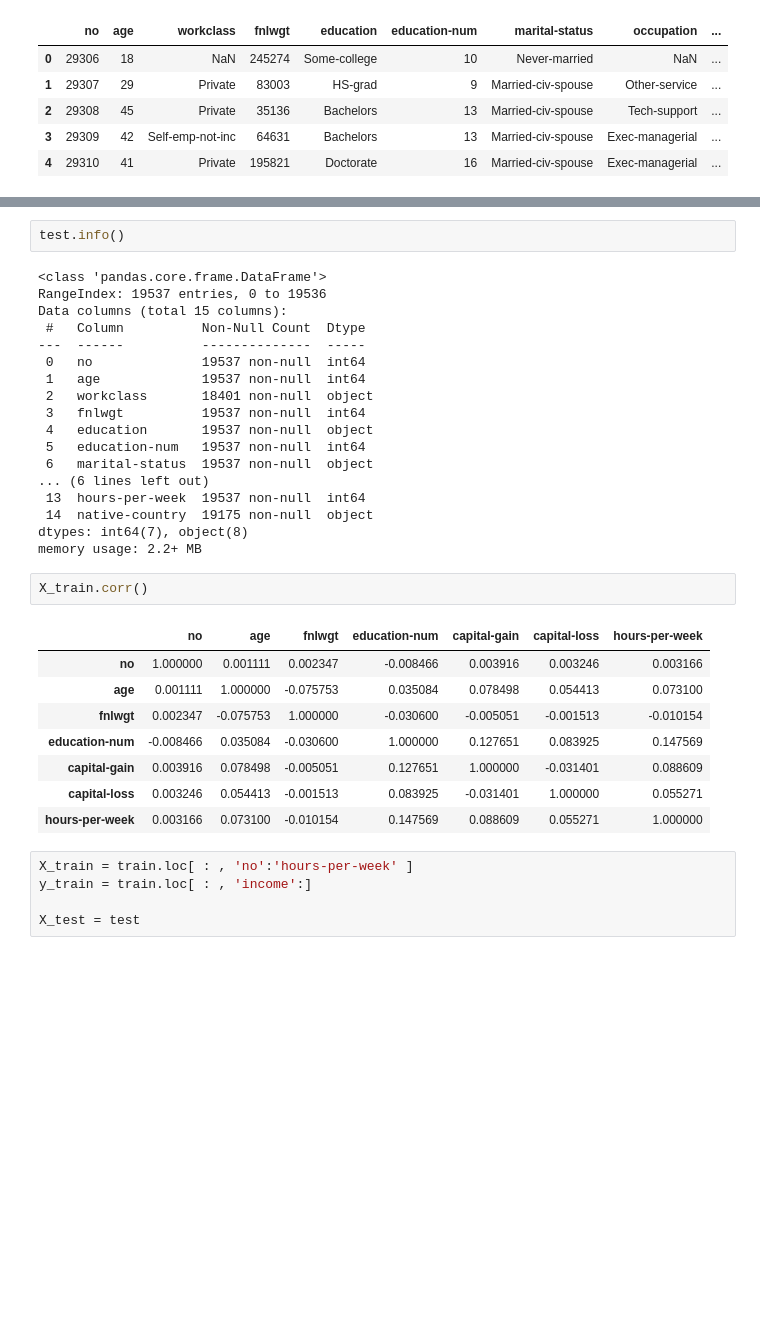
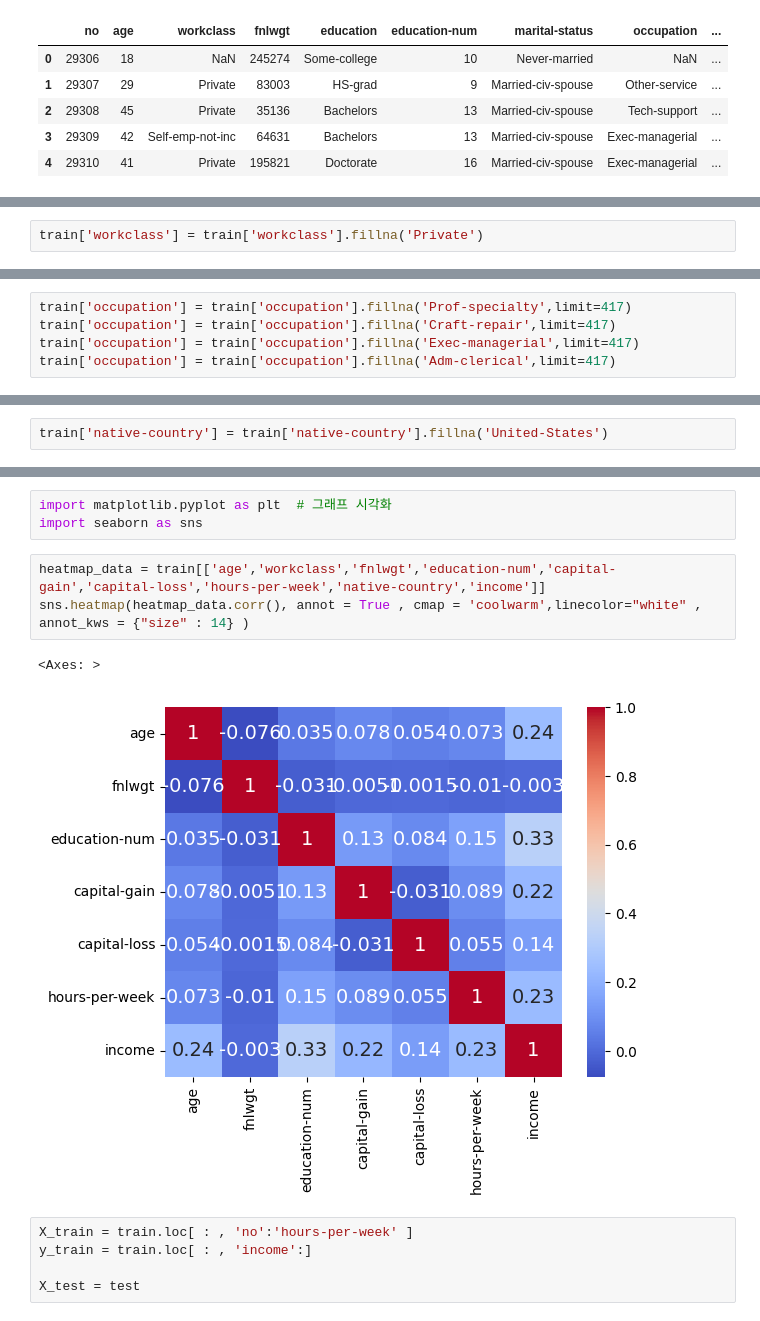
Before and after one commit to so1454/MachineLearning, a Jupyter notebook: kaggle_competition/02test.ipynb, the cells around one changed output, grey strips where cells are left out. Drawn from its saved outputs; the diff is of its cells as text; blank space fills up the shorter version.

```diff
--- a/kaggle_competition/02test.ipynb
+++ b/kaggle_competition/02test.ipynb
@@ -26,0 +141,2 @@ EDA
+# %%
+train['workclass'] = train['workclass'].fillna('Private')
@@ -26,0 +225,5 @@ EDA
+# %%
+train['occupation'] = train['occupation'].fillna('Prof-specialty',limit=417)
+train['occupation'] = train['occupation'].fillna('Craft-repair',limit=417)
+train['occupation'] = train['occupation'].fillna('Exec-managerial',limit=417)
+train['occupation'] = train['occupation'].fillna('Adm-clerical',limit=417)
@@ -26,0 +253,2 @@ EDA
+# %%
+train['native-country'] = train['native-country'].fillna('United-States')
@@ -44,37 +333,15 @@ Data columns (total 16 columns):
  15  income          29305 non-null  int64
 dtypes: int64(8), object(8)
 memory usage: 3.6+ MB
-# %%
-test.info()
-# %% [output]
-<class 'pandas.core.frame.DataFrame'>
-RangeIndex: 19537 entries, 0 to 19536
-Data columns (total 15 columns):
- #   Column          Non-Null Count  Dtype
----  ------          --------------  -----
- 0   no              19537 non-null  int64
- 1   age             19537 non-null  int64
- 2   workclass       18401 non-null  object
- 3   fnlwgt          19537 non-null  int64
- 4   education       19537 non-null  object
- 5   education-num   19537 non-null  int64
- 6   marital-status  19537 non-null  object
-... (6 lines left out)
- 13  hours-per-week  19537 non-null  int64
- 14  native-country  19175 non-null  object
-dtypes: int64(7), object(8)
-memory usage: 2.2+ MB
-# %%
-X_train.corr()
-# %% [output]
-|  | no | age | fnlwgt | education-num | capital-gain | capital-loss | hours-per-week |
-| no | 1.000000 | 0.001111 | 0.002347 | -0.008466 | 0.003916 | 0.003246 | 0.003166 |
-| age | 0.001111 | 1.000000 | -0.075753 | 0.035084 | 0.078498 | 0.054413 | 0.073100 |
-| fnlwgt | 0.002347 | -0.075753 | 1.000000 | -0.030600 | -0.005051 | -0.001513 | -0.010154 |
-| education-num | -0.008466 | 0.035084 | -0.030600 | 1.000000 | 0.127651 | 0.083925 | 0.147569 |
-| capital-gain | 0.003916 | 0.078498 | -0.005051 | 0.127651 | 1.000000 | -0.031401 | 0.088609 |
-| capital-loss | 0.003246 | 0.054413 | -0.001513 | 0.083925 | -0.031401 | 1.000000 | 0.055271 |
-| hours-per-week | 0.003166 | 0.073100 | -0.010154 | 0.147569 | 0.088609 | 0.055271 | 1.000000 |
+# %%
+import matplotlib.pyplot as plt  # 그래프 시각화
+import seaborn as sns
+# %%
+heatmap_data = train[['age','workclass','fnlwgt','education-num','capital-gain','capital-loss','hours-per-week','native-country','income']]
+sns.heatmap(heatmap_data.corr(), annot = True , cmap = 'coolwarm',linecolor="white" , annot_kws = {"size" : 14} )
+# %% [output]
+<Axes: >
+[figure, added]
 # %%
 X_train = train.loc[ : , 'no':'hours-per-week' ]
 y_train = train.loc[ : , 'income':]
```
Also changed, not shown: parts of 25 cells of this notebook.
